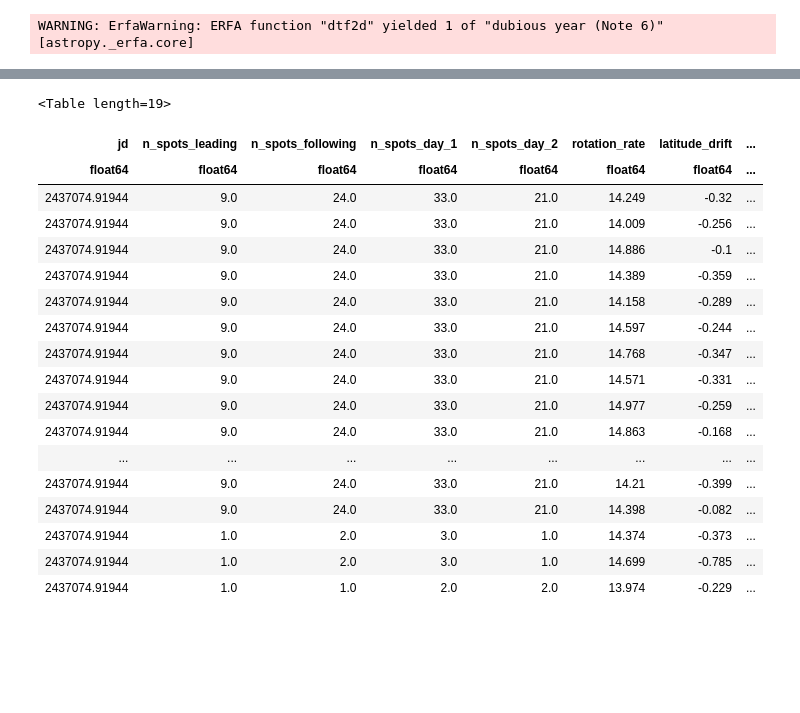
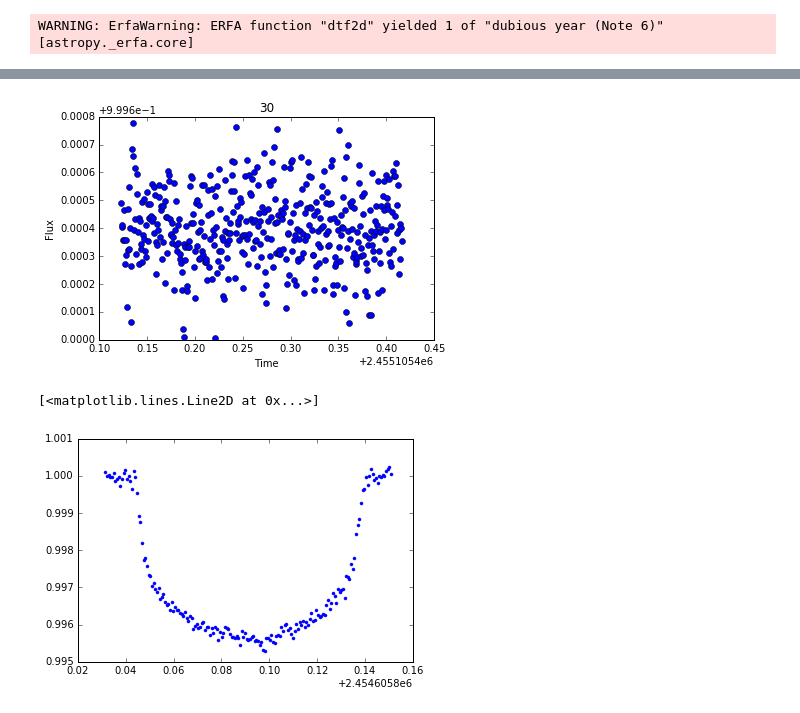
Before and after one commit to bmorris3/starspots, a Jupyter notebook: sun/mt_wilson_stsp.ipynb, the cells around one changed output, grey strips where cells are left out. Saved outputs shown, nothing was run; the diff lists cells and outputs as text; code cells hidden in the pictures; blank space fills up the shorter version.

```diff
--- a/sun/mt_wilson_stsp.ipynb
+++ b/sun/mt_wilson_stsp.ipynb
@@ -240,22 +257,0 @@ plt.plot(np.degrees(np.pi/2 - thetas), phis, '.')
-# %%
-spots_within_range
-# %% [output]
-<Table length=19>
-| jd | n_spots_leading | n_spots_following | n_spots_day_1 | n_spots_day_2 | rotation_rate | latitude_drift | ... |
-| float64 | float64 | float64 | float64 | float64 | float64 | float64 | ... |
-| 2437074.91944 | 9.0 | 24.0 | 33.0 | 21.0 | 14.249 | -0.32 | ... |
-| 2437074.91944 | 9.0 | 24.0 | 33.0 | 21.0 | 14.009 | -0.256 | ... |
-| 2437074.91944 | 9.0 | 24.0 | 33.0 | 21.0 | 14.886 | -0.1 | ... |
-| 2437074.91944 | 9.0 | 24.0 | 33.0 | 21.0 | 14.389 | -0.359 | ... |
-| 2437074.91944 | 9.0 | 24.0 | 33.0 | 21.0 | 14.158 | -0.289 | ... |
-| 2437074.91944 | 9.0 | 24.0 | 33.0 | 21.0 | 14.597 | -0.244 | ... |
-| 2437074.91944 | 9.0 | 24.0 | 33.0 | 21.0 | 14.768 | -0.347 | ... |
-| 2437074.91944 | 9.0 | 24.0 | 33.0 | 21.0 | 14.571 | -0.331 | ... |
-| 2437074.91944 | 9.0 | 24.0 | 33.0 | 21.0 | 14.977 | -0.259 | ... |
-| 2437074.91944 | 9.0 | 24.0 | 33.0 | 21.0 | 14.863 | -0.168 | ... |
-| ... | ... | ... | ... | ... | ... | ... | ... |
-| 2437074.91944 | 9.0 | 24.0 | 33.0 | 21.0 | 14.21 | -0.399 | ... |
-| 2437074.91944 | 9.0 | 24.0 | 33.0 | 21.0 | 14.398 | -0.082 | ... |
-| 2437074.91944 | 1.0 | 2.0 | 3.0 | 1.0 | 14.374 | -0.373 | ... |
-| 2437074.91944 | 1.0 | 2.0 | 3.0 | 1.0 | 14.699 | -0.785 | ... |
-| 2437074.91944 | 1.0 | 1.0 | 2.0 | 2.0 | 13.974 | -0.229 | ... |
@@ -286,0 +258,52 @@ plt.ylabel('phi = 90 - latitude')
+# %%
+import sys, os
+sys.path.append('/astro/users/bmmorris/git/friedrich')
+from glob import glob
+
+from friedrich.lightcurve import (LightCurve, hat11_params_morris,
+                                  generate_lc_depth)
+from friedrich.fitting import peak_finder, summed_gaussians, run_emcee_seeded
+from scipy.ndimage import gaussian_filter
+import numpy as np
+
+# on mist
+light_curve_paths = glob('/local/tmp/hat11/*slc.fits')
+output_dir = os.path.abspath('./')
+
+hat11_oot_params = hat11_params_morris()
+hat11_oot_params.t0 += 0.25 * hat11_oot_params.per
+
+# Construct light curve object from the raw data
+whole_lc = LightCurve.from_raw_fits(light_curve_paths, name='HAT11')
+transits = LightCurve(**whole_lc.mask_out_of_transit(hat11_oot_params,
+                                                     oot_duration_fraction=0.5)
+                      ).get_transit_light_curves(hat11_oot_params)
+
+# Compute maxes for each quarter
+available_quarters = whole_lc.get_available_quarters()
+quarters = [whole_lc.get_quarter(q) for q in whole_lc.get_available_quarters()]
+
+quarterly_maxes = {}
+set_upper_limit = 4e10
+for i, quarter_number, lc in zip(range(len(available_quarters)),
+                                 available_quarters, quarters):
+    fluxes = lc.fluxes[lc.fluxes < set_upper_limit]
+    smoothed_fluxes = gaussian_filter(fluxes, sigma=20)
+    quarterly_maxes[quarter_number] = np.max(smoothed_fluxes)
+# %%
+# Read from command line argument
+transit_number = 30
+lc = transits[transit_number]
+
+lc.subtract_add_divide_without_outliers(params=hat11_params,
+                                        quarterly_max=quarterly_maxes[lc.quarters[0]],
+                                        plots=False)
+# %%
+lc.plot()
+# %% [output]
+[figure, added]
+# %%
+plt.plot(t, f * lc.fluxes[:len(t)], '.')
+# %% [output]
+[<matplotlib.lines.Line2D at 0x...>]
+[figure, added]
```
Also changed, not shown: parts of 10 cells of this notebook.
